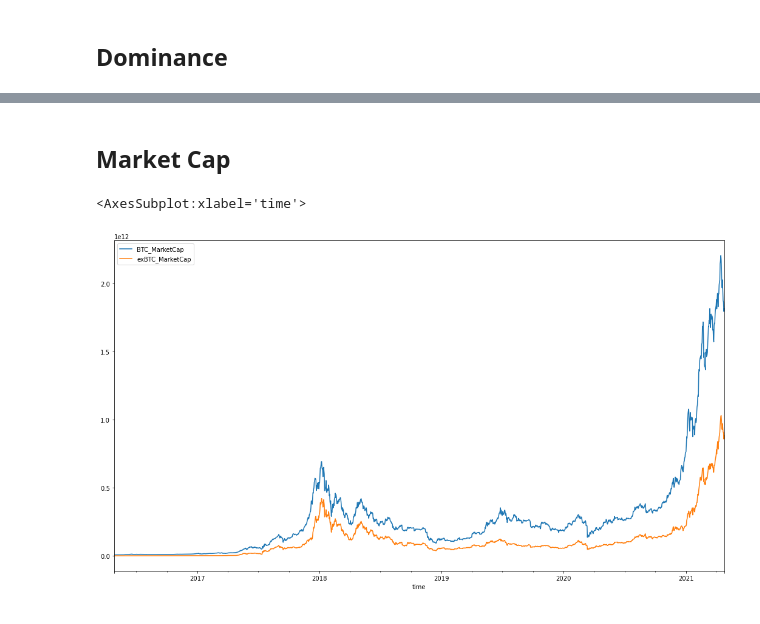
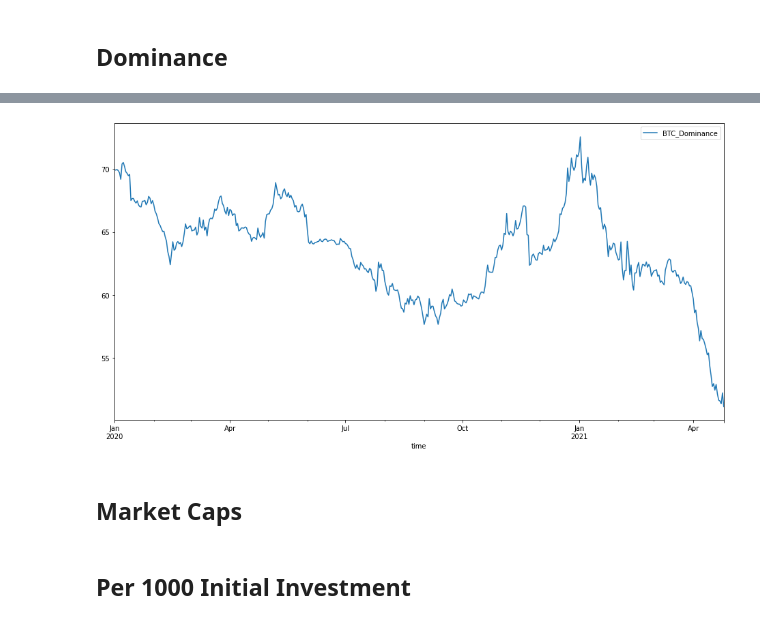
Before and after one commit to quantumsnowball/AppleDaily20210503, a Jupyter notebook: main.ipynb, the cells around one changed output, grey strips where cells are left out. Drawn from its saved outputs; the diff is of its cells as text; code cells hidden in the pictures.

```diff
--- a/main.ipynb
+++ b/main.ipynb
@@ -16,3 +21,7 @@ BTC_vs_ETH_dominance.plot(figsize=(18,10))
+# %%
+normal_plot(df_dominance.BTC_Dominance.loc['2020-01-01':], figsize=(16,8))
+# %% [output]
+[figure, added]
 # %% [markdown]
-## Market Cap
+## Market Caps
 # %%
@@ -22,5 +35,2 @@ mcap = pd.concat([BTCmcap, exBTCmcap], axis=1)
-# %%
-mcap.plot(figsize=(18,10))
-# %% [output]
-<AxesSubplot:xlabel='time'>
-[figure, removed]
+# %% [markdown]
+## Per 1000 Initial Investment
```
Also changed, not shown: parts of 14 cells of this notebook, 6 other files.
